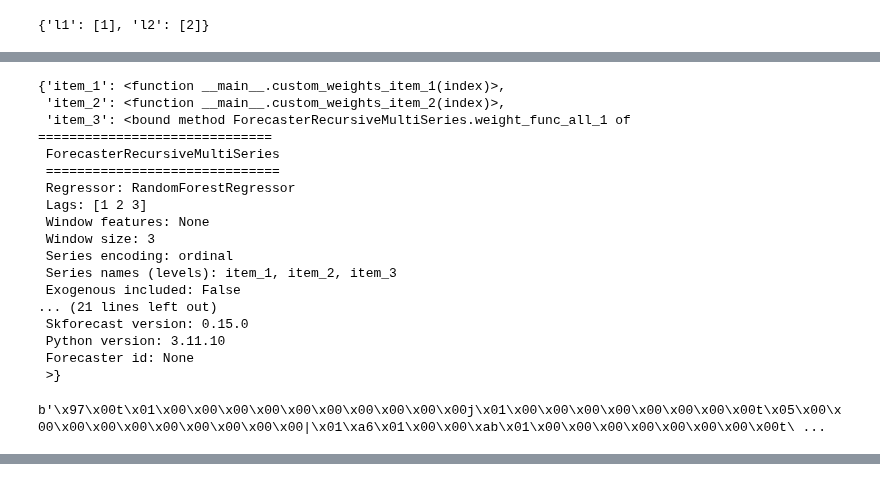
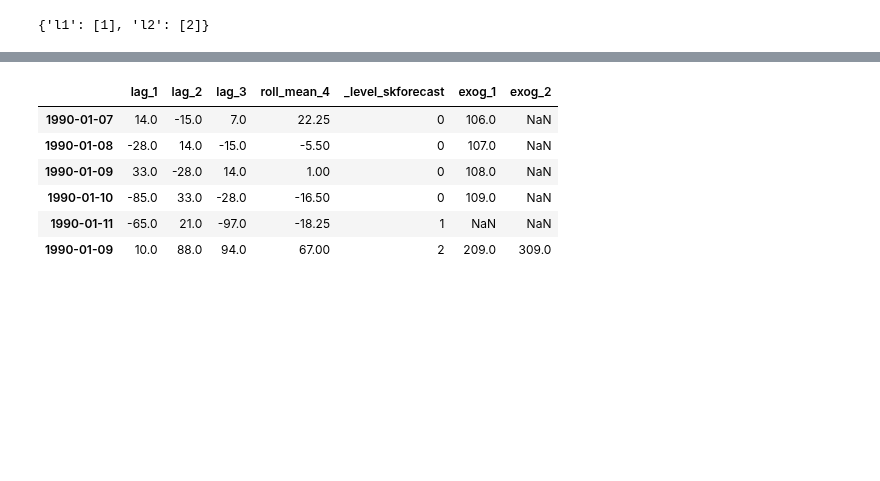
Before and after one commit to skforecast/skforecast, a Jupyter notebook: dev/00_template.ipynb, the cells around one changed output, grey strips where cells are left out. Drawn from its saved outputs; the diff is of its cells as text; code cells hidden in the pictures; blank space fills up the shorter version.

```diff
--- a/dev/00_template.ipynb
+++ b/dev/00_template.ipynb
@@ -256,24 +177,0 @@ Shape of the dataset: (1097, 3)
-# %%
-forecaster.weight_func_
-# %% [output]
-{'item_1': <function __main__.custom_weights_item_1(index)>,
- 'item_2': <function __main__.custom_weights_item_2(index)>,
- 'item_3': <bound method ForecasterRecursiveMultiSeries.weight_func_all_1 of ==============================
- ForecasterRecursiveMultiSeries
- ==============================
- Regressor: RandomForestRegressor
- Lags: [1 2 3]
- Window features: None
- Window size: 3
- Series encoding: ordinal
- Series names (levels): item_1, item_2, item_3
- Exogenous included: False
-... (21 lines left out)
- Skforecast version: 0.15.0
- Python version: 3.11.10
- Forecaster id: None
- >}
-# %%
-forecaster._weight_func_all_1.__code__.co_code
-# %% [output]
-b'\x97\x00t\x01\x00\x00\x00\x00\x00\x00\x00\x00\x00\x00j\x01\x00\x00\x00\x00\x00\x00\x00\x00t\x05\x00\x00\x00\x00\x00\x00\x00\x00\x00\x00|\x01\xa6\x01\x00\x00\xab\x01\x00\x00\x00\x00\x00\x00\x00\x00t\ ...
@@ -279,0 +191,27 @@ b'\x97\x00t\x01\x00\x00\x00\x00\x00\x00\x00\x00\x00\x00j\x01\x00\x00\x00\x00\x00
+# %%
+series = {
+    "l1": pd.Series(np.array([14,  2, 85, 92, 77, 91, 63, 96, 11, 53])),
+    "l2": pd.Series(np.array([16, 23, 98, 76, 75,  9, 23])),
+    "l3": pd.Series(np.array([92,  2, 76, 94, 88, 10, 63])),
+}
+series["l1"].index = pd.date_range("1990-01-01", periods=10, freq="D")
+series["l2"].index = pd.date_range("1990-01-05", periods=7, freq="D")
+series["l3"].index = pd.date_range("1990-01-03", periods=7, freq="D")
+
+exog = {
+    "l1": pd.Series(np.arange(100, 110), name="exog_1", dtype=float),
+    "l3": pd.DataFrame(
+        {"exog_1": np.arange(203, 210, dtype=float), "exog_2": np.arange(303, 310, dtype=float)}
+    ),
+}
+exog["l1"].index = pd.date_range("1990-01-01", periods=10, freq="D")
+exog["l3"].index = pd.date_range("1990-01-03", periods=7, freq="D")
+# %%
+forecaster = ForecasterRecursiveMultiSeries(
+        LinearRegression(), lags=3, window_features=RollingFeatures(stats='mean', window_sizes=4),
+        encoding='ordinal',
+        transformer_series=None, differentiation={'l1': 1, 'l2': 2, 'l3': None}
+    )
+
+forecaster._create_train_X_y(series=series, exog=exog)[0]
+# %% [output]
@@ -279,0 +222,7 @@ b'\x97\x00t\x01\x00\x00\x00\x00\x00\x00\x00\x00\x00\x00j\x01\x00\x00\x00\x00\x00
+|  | lag_1 | lag_2 | lag_3 | roll_mean_4 | _level_skforecast | exog_1 | exog_2 |
+| 1990-01-07 | 14.0 | -15.0 | 7.0 | 22.25 | 0 | 106.0 | NaN |
+| 1990-01-08 | -28.0 | 14.0 | -15.0 | -5.50 | 0 | 107.0 | NaN |
+| 1990-01-09 | 33.0 | -28.0 | 14.0 | 1.00 | 0 | 108.0 | NaN |
+| 1990-01-10 | -85.0 | 33.0 | -28.0 | -16.50 | 0 | 109.0 | NaN |
+| 1990-01-11 | -65.0 | 21.0 | -97.0 | -18.25 | 1 | NaN | NaN |
+| 1990-01-09 | 10.0 | 88.0 | 94.0 | 67.00 | 2 | 209.0 | 309.0 |
```
Also changed, not shown: parts of 17 cells of this notebook, 4 other files.
